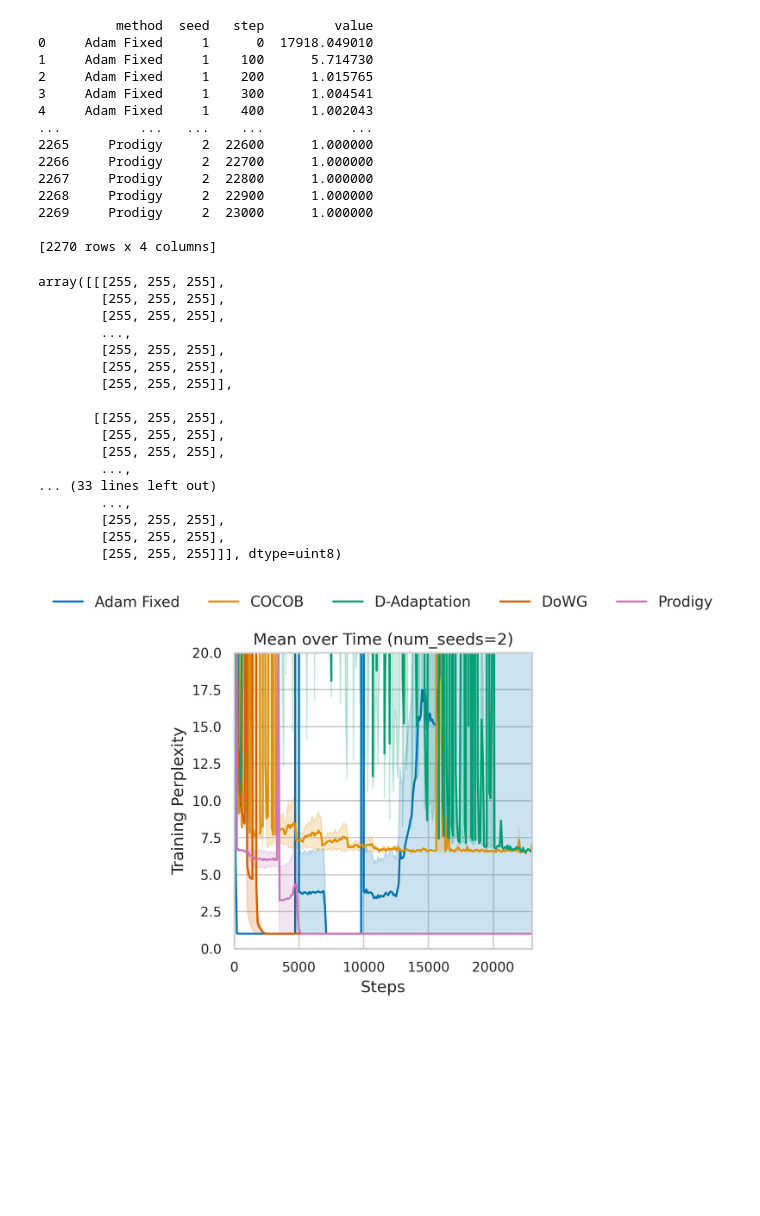
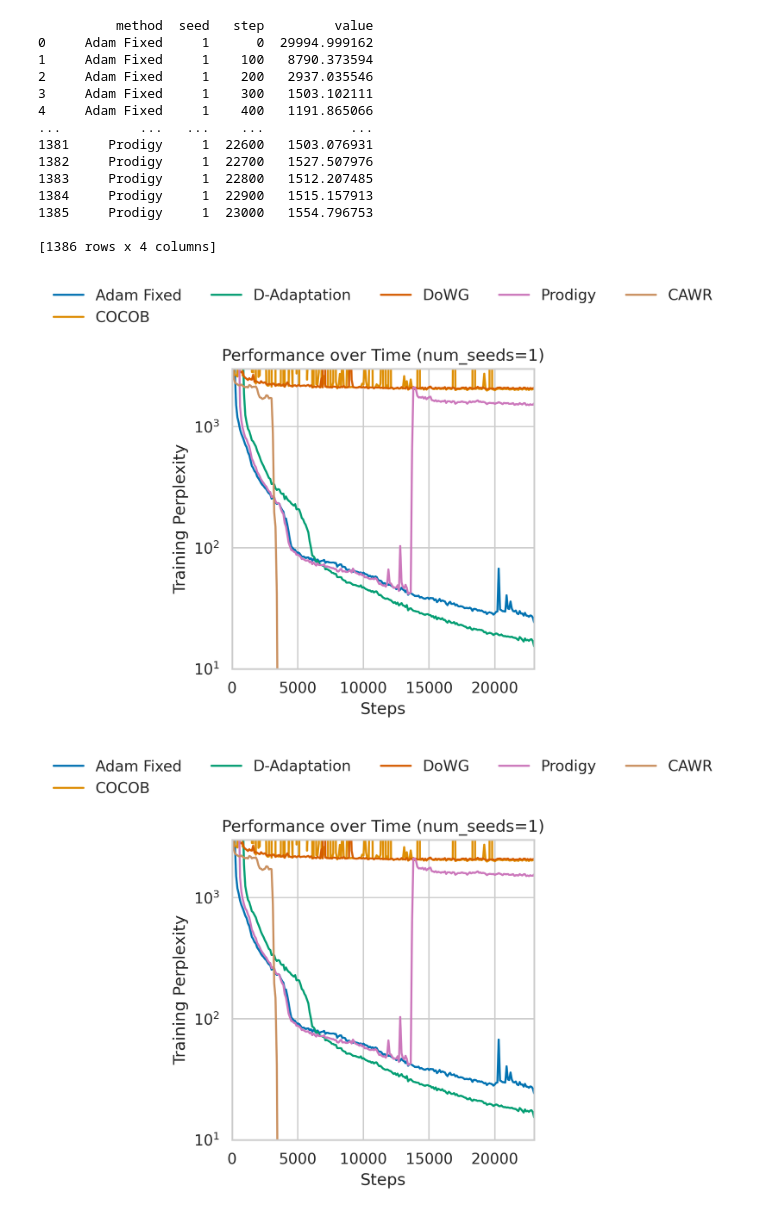
Before and after one commit to MichaHenh/Revisiting_LR_Control, a Jupyter notebook: ba_parameter_free_dac/plotting/plotting_roberta_parameter_free.ipynb, the cells around one changed output. Saved outputs shown, nothing was run; the diff lists cells and outputs as text; code cells hidden in the pictures; blank space fills up the shorter version.

```diff
--- a/ba_parameter_free_dac/plotting/plotting_roberta_parameter_free.ipynb
+++ b/ba_parameter_free_dac/plotting/plotting_roberta_parameter_free.ipynb
@@ -94,86 +112,85 @@ palette = sns.color_palette("colorblind")
 palette = sns.color_palette([palette[0], palette[2], palette[1], palette[3], palette[4], palette[5]])
 sns.set_palette(palette)
 # %%
+max_steps=23000
+
 adamfixed_tp = extract_metric_from_parent_dir(
     parent_dir="../results_cluster/results/Adam_fixed_roberta_bookwiki",
     metric_key="train_perplexity",
-    method="Adam Fixed"
+    method="Adam Fixed",
+    max_step=max_steps
+)
+
+cawr_tp = extract_metric_from_parent_dir(
+    parent_dir="../results_cluster/results/CAWR_roberta_bookwiki",
+    metric_key="train_perplexity",
+    method="CAWR",
+    max_step=max_steps
 )
 
 cocob_tp = extract_metric_from_parent_dir(
     parent_dir="../results_cluster/results/COCOB_roberta_bookwiki",
     metric_key="train_perplexity",
-    method="COCOB"
+    method="COCOB",
+    max_step=max_steps
 )
 
 dadaptation_tp = extract_metric_from_parent_dir(
     parent_dir="../results_cluster/results/DAdaptAdam_roberta_bookwiki",
     metric_key="train_perplexity",
-    method="D-Adaptation"
+    method="D-Adaptation",
+    max_step=max_steps
 )
 
 dowg_tp = extract_metric_from_parent_dir(
     parent_dir="../results_cluster/results/DoWG_roberta_bookwiki",
     metric_key="train_perplexity",
-    method="DoWG"
+    method="DoWG",
+    max_step=max_steps
 )
 
 prodigy_tp = extract_metric_from_parent_dir(
     parent_dir="../results_cluster/results/ProdigyAdam_roberta_bookwiki",
     metric_key="train_perplexity",
-    method="Prodigy"
+    method="Prodigy",
+    max_step=max_steps
 )
 
 # Combine all training DataFrames:
-df_train_all = pd.concat([cocob_tp, adamfixed_tp, dowg_tp, prodigy_tp, dadaptation_tp], ignore_index=True)
+df_train_all = pd.concat([cocob_tp, adamfixed_tp, dowg_tp, prodigy_tp, dadaptation_tp, cawr_tp], ignore_index=True)
 df_train_all = downsample_data(df_train_all, bin_size=100)
-print(df_train_all)
-desired_order = ["Adam Fixed", "COCOB", "D-Adaptation", "DoWG", "Prodigy"]
+print(cawr_tp)
+desired_order = ["Adam Fixed", "COCOB", "D-Adaptation", "DoWG", "Prodigy", "CAWR"]
 df_train_all["method"] = pd.Categorical(df_train_all["method"], categories=desired_order, ordered=True)
-plot_performance_over_time(
+_plot_performance_over_time(
     df_train_all,
     x="step",
     y="value",
     hue="method",
     aggregation="mean",
     logx=False,
+    logy=True,
     xlabel="Steps",
     ylabel="Training Perplexity",
-    ylim=(0, 20)  # Adjust as needed
+    ylim=(10, 3000)  # Adjust as needed
 )
 # %% [output]
           method  seed   step         value
-0     Adam Fixed     1      0  17918.049010
-1     Adam Fixed     1    100      5.714730
-2     Adam Fixed     1    200      1.015765
-3     Adam Fixed     1    300      1.004541
-4     Adam Fixed     1    400      1.002043
+0     Adam Fixed     1      0  29994.999162
+1     Adam Fixed     1    100   8790.373594
+2     Adam Fixed     1    200   2937.035546
+3     Adam Fixed     1    300   1503.102111
+4     Adam Fixed     1    400   1191.865066
 ...          ...   ...    ...           ...
-2265     Prodigy     2  22600      1.000000
-2266     Prodigy     2  22700      1.000000
-2267     Prodigy     2  22800      1.000000
-2268     Prodigy     2  22900      1.000000
-2269     Prodigy     2  23000      1.000000
+1381     Prodigy     1  22600   1503.076931
+1382     Prodigy     1  22700   1527.507976
+1383     Prodigy     1  22800   1512.207485
+1384     Prodigy     1  22900   1515.157913
+1385     Prodigy     1  23000   1554.796753
 
-[2270 rows x 4 columns]
+[1386 rows x 4 columns]
-array([[[255, 255, 255],
-        [255, 255, 255],
-        [255, 255, 255],
-        ...,
-        [255, 255, 255],
-        [255, 255, 255],
-        [255, 255, 255]],
-
-       [[255, 255, 255],
-        [255, 255, 255],
-        [255, 255, 255],
-        ...,
-... (33 lines left out)
-        ...,
-        [255, 255, 255],
-        [255, 255, 255],
-        [255, 255, 255]]], dtype=uint8)
-[figure, old version]
+[figure, new version]
+[figure, added]
 # %%
 adamfixed_ep = extract_metric_from_parent_dir(
     parent_dir="../results_cluster/results/Adam_fixed_roberta_bookwiki",
```
Also changed, not shown: parts of 6 cells of this notebook, 8 other files.
